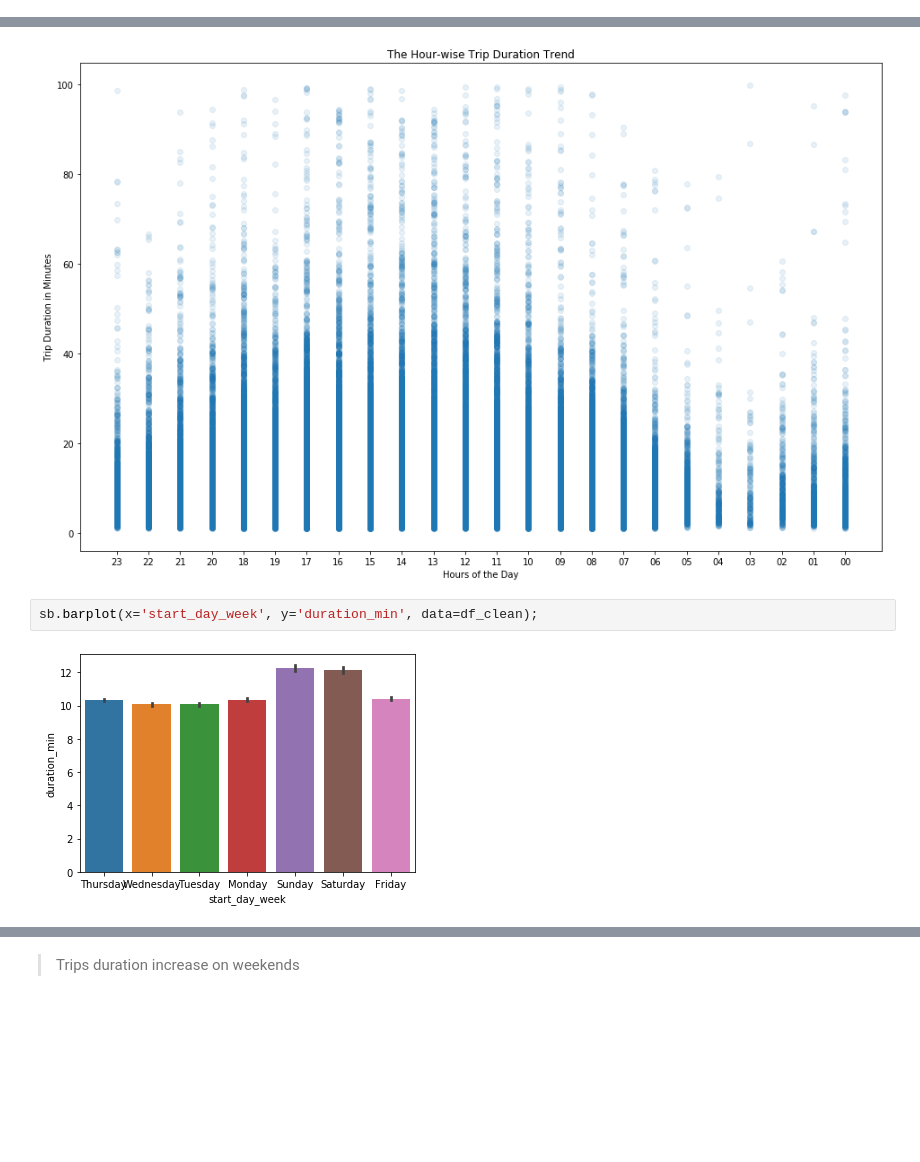
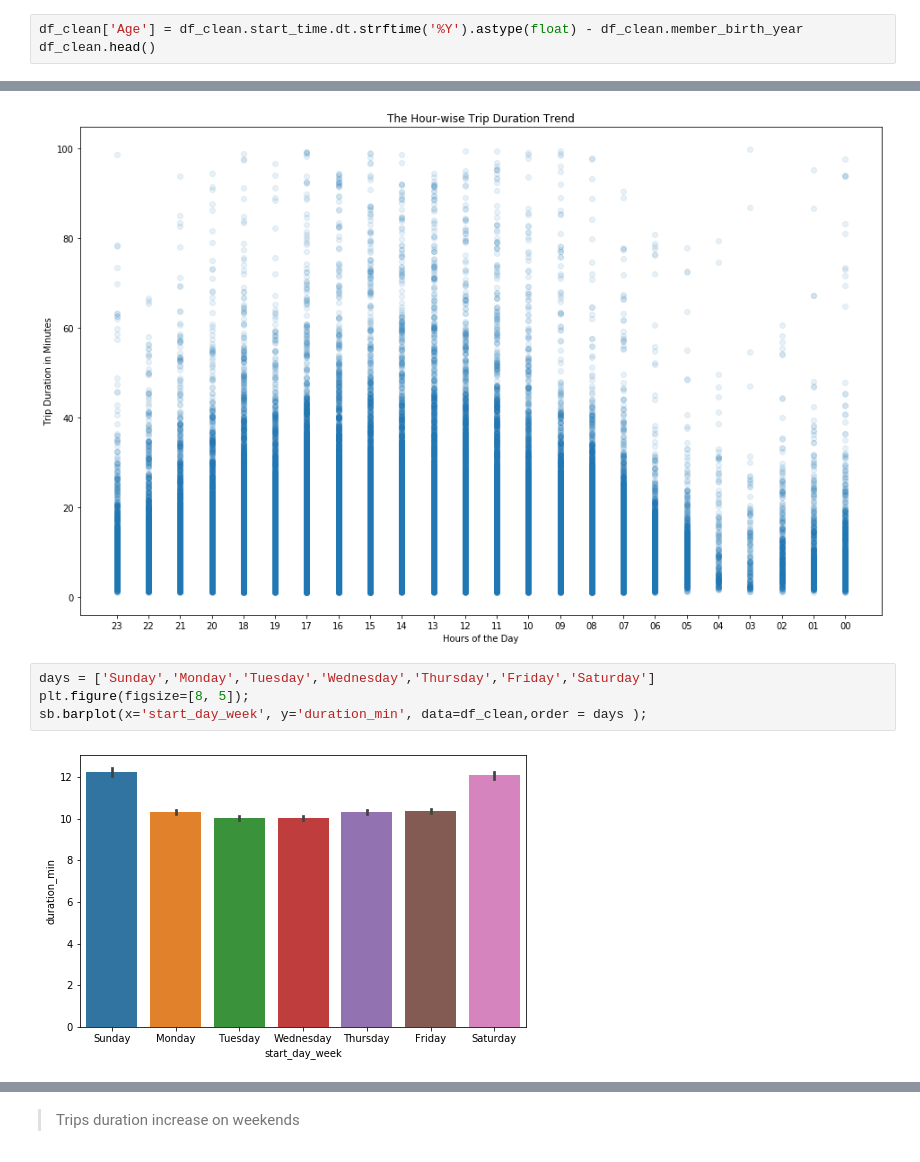
Before and after one commit to AhmedSaeed98/Ford-Go-Bike-Project, a Jupyter notebook: FordGoBike_Exploration.ipynb, the cells around one changed output, grey strips where cells are left out. Drawn from its saved outputs; the diff is of its cells as text; blank space fills up the shorter version.

```diff
--- a/FordGoBike_Exploration.ipynb
+++ b/FordGoBike_Exploration.ipynb
@@ -268,2 +275,5 @@ plt.ylabel('Trips count');
 # %% [markdown]
 > at 17 and 08 there are rush hours when people going and leaving Work
+# %%
+df_clean['Age'] = df_clean.start_time.dt.strftime('%Y').astype(float) - df_clean.member_birth_year
+df_clean.head()
@@ -303,6 +336,8 @@ plt.show();
 # %% [output]
 [figure]
 # %%
-sb.barplot(x='start_day_week', y='duration_min', data=df_clean);
+days = ['Sunday','Monday','Tuesday','Wednesday','Thursday','Friday','Saturday']
+plt.figure(figsize=[8, 5]);
+sb.barplot(x='start_day_week', y='duration_min', data=df_clean,order = days );
 # %% [output]
-[figure, old version]
+[figure, new version]
```
Also changed, not shown: parts of 17 cells of this notebook.
